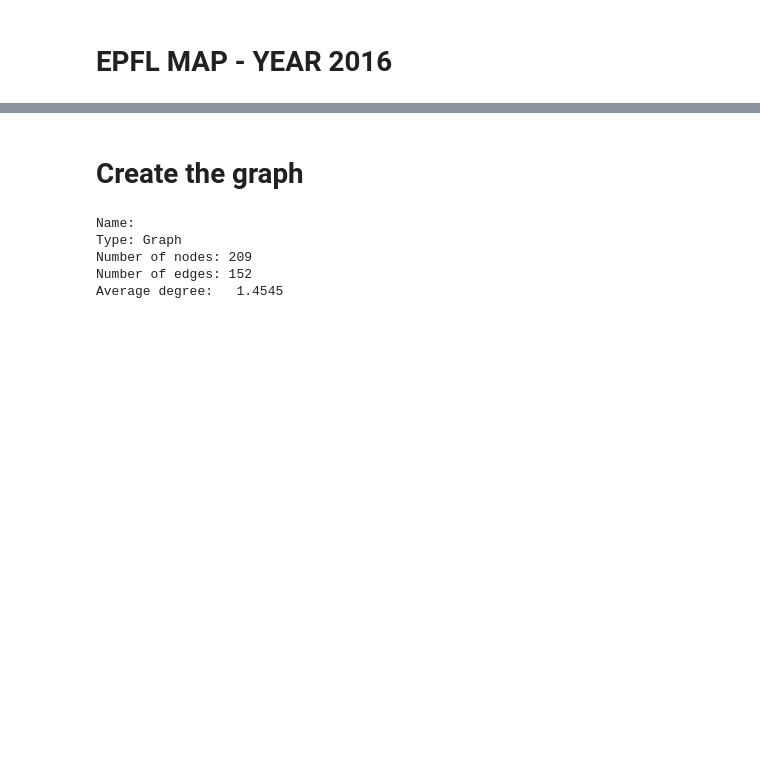
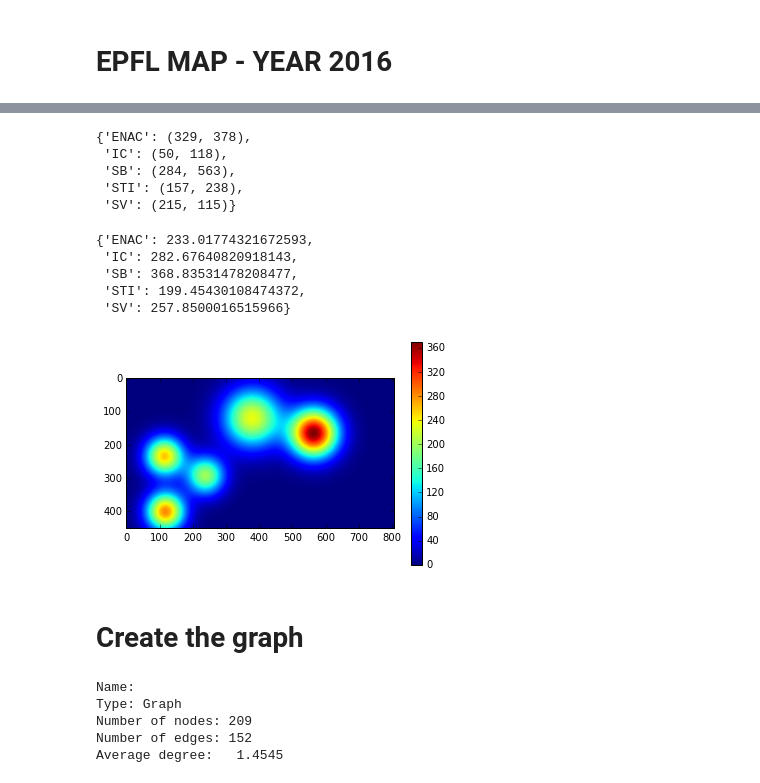
Before and after one commit to CriMenghini/modERN, a Jupyter notebook: Map.ipynb, the cells around one changed output, grey strips where cells are left out. Saved outputs shown, nothing was run; the diff lists cells and outputs as text; code cells hidden in the pictures; blank space fills up the shorter version.

Commit message:
[ADD]: Heatmap

```diff
--- a/Map.ipynb
+++ b/Map.ipynb
@@ -65,0 +309,6 @@ for lab in dict_edges:
+# %%
+dict_index = {}
+list_index = []
+for pairs in list(dict_distances.keys()):
+    list_index += [dict_distances[pairs] * (1-dict_theta[pairs])]
+    dict_index[pairs] = dict_distances[pairs] * (1-dict_theta[pairs])
@@ -65,0 +363,5 @@ for lab in dict_edges:
+# %%
+qp_dictionary = {}
+for school in list_schools:
+    list_school_score = [dict_index[key] for key in list(dict_distances.keys()) if key[0] == school]
+    qp_dictionary[school] = sum(list_school_score)/4#/denominator
@@ -65,0 +399,36 @@ for lab in dict_edges:
+# %%
+def gauss(x,p):
+    """Return the gauss function N(x), with mean p[0] and std p[1].
+    Normalized such that N(x=p[0]) = 1.
+    """
+    return np.exp((-(x - p[0])**2) / (2 * p[1]**2))
+# %%
+school_center_map
+# %% [output]
+{'ENAC': (329, 378),
+ 'IC': (50, 118),
+ 'SB': (284, 563),
+ 'STI': (157, 238),
+ 'SV': (215, 115)}
+# %%
+qp_dictionary
+# %% [output]
+{'ENAC': 233.01774321672593,
+ 'IC': 282.67640820918143,
+ 'SB': 368.83531478208477,
+ 'STI': 199.45430108474372,
+ 'SV': 257.8500016515966}
+# %%
+# Create the grid 113 x 202 each patch is 4x4
+epfl_map =np.zeros((451,807))
+#x,y center position
+size_x, size_y = 451,807
+#score ; score of the center
+sigma_school = dict_coordinates = {'ENAC': 60, 'IC':40, 'SV':40, 'SB':50, 'STI': 40}
+#Modify map according to the center score
+for school in list(school_center_map.keys()):
+    for i in range(size_x):
+        for j in range(size_y):
+            #calculate gaussian distr sigma is space factor
+            disc = gauss(np.sqrt(((size_x - school_center_map[school][0])-i)**2+((school_center_map[school][1])-j)**2),[0, sigma_school[school]])
+            epfl_map[i][j] += disc*qp_dictionary[school]
@@ -66,3 +438,9 @@ for lab in dict_edges:
+# %%
+plt.imshow(epfl_map, interpolation='nearest')
+plt.colorbar()
+plt.show()
+# %% [output]
+[figure, added]
 # %% [markdown]
 # Create the graph
 # %%
```
Also changed, not shown: parts of 43 cells of this notebook, 1 other file.
